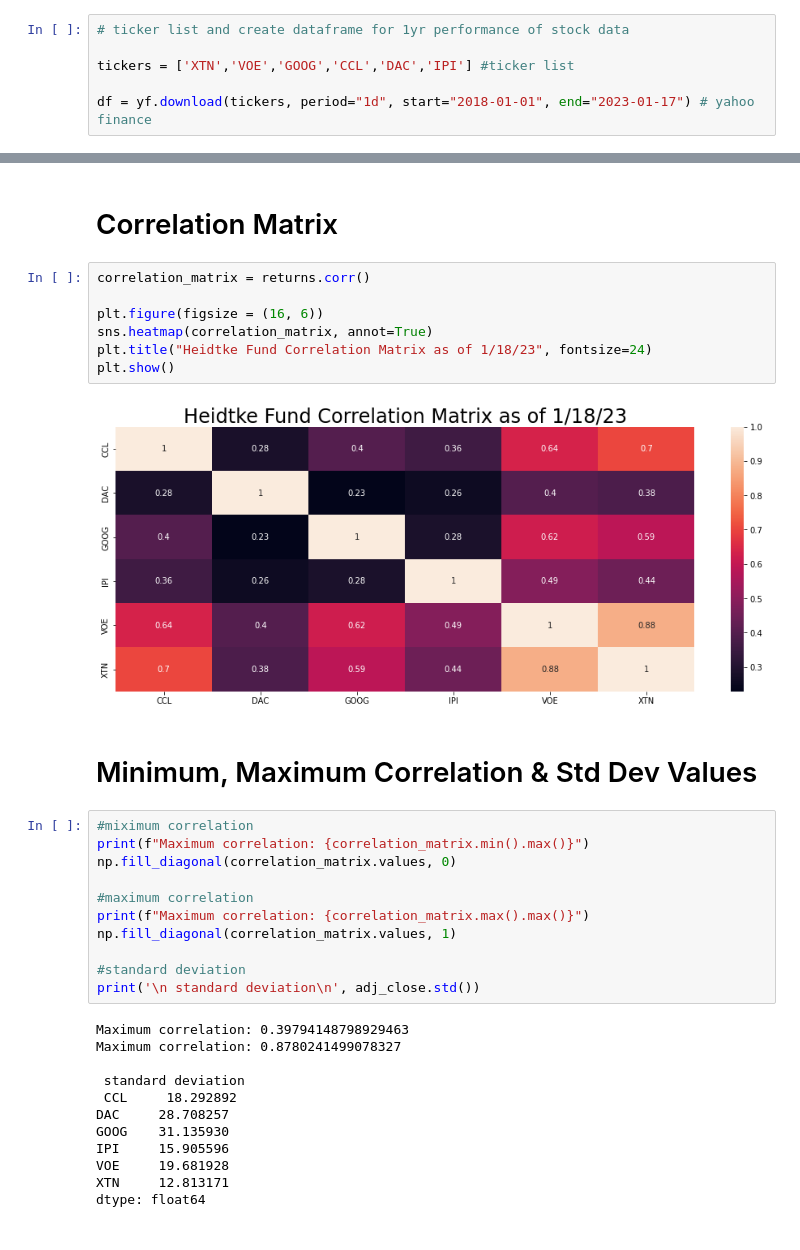
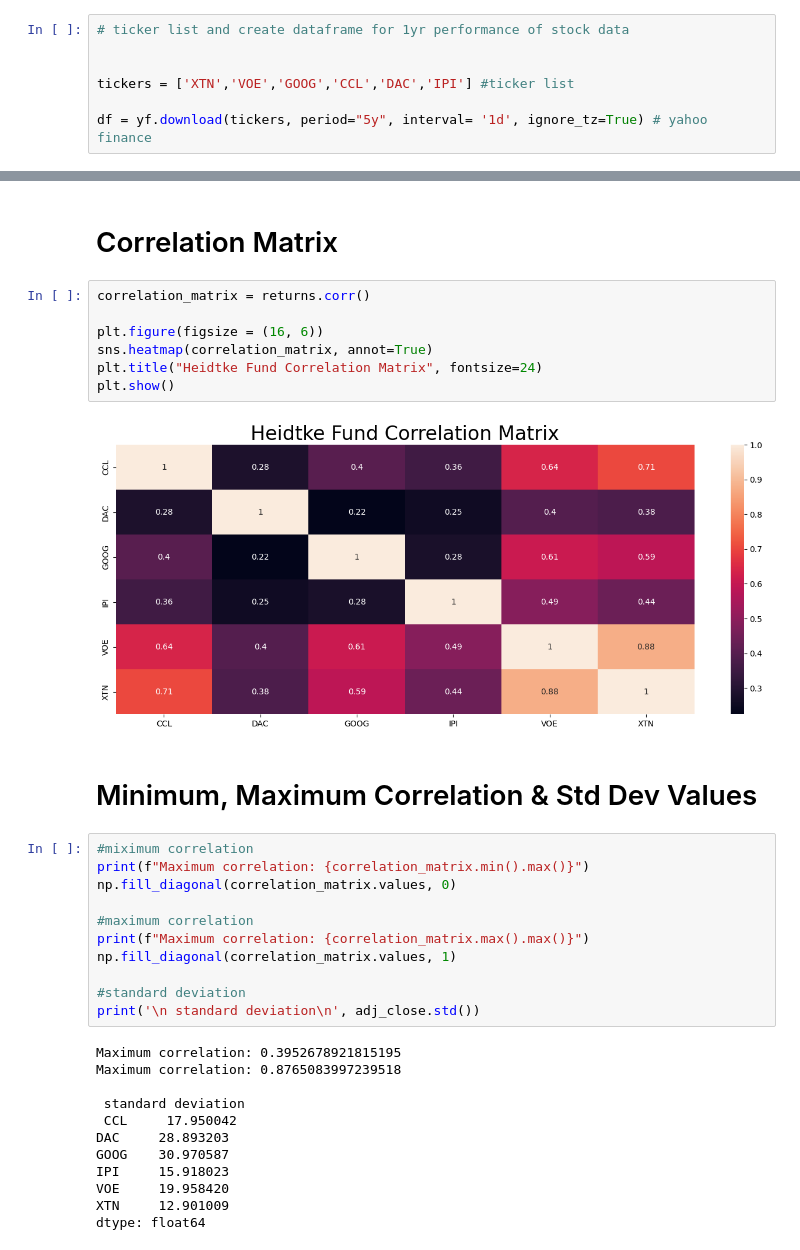
Before and after one commit to Gucci-Slides/correlation-matrix, a Jupyter notebook: Correlation Matrix.ipynb, the cells around one changed output, grey strips where cells are left out. Cells and saved outputs as stored; diff of their text form.

```diff
--- a/Correlation Matrix.ipynb
+++ b/Correlation Matrix.ipynb
@@ -11,9 +11,10 @@ import numpy as np
 # %%
 # ticker list and create dataframe for 1yr performance of stock data
 
+
 tickers = ['XTN','VOE','GOOG','CCL','DAC','IPI'] #ticker list
 
-df = yf.download(tickers, period="1d", start="2018-01-01", end="2023-01-17") # yahoo finance
+df = yf.download(tickers, period="5y", interval= '1d', ignore_tz=True) # yahoo finance
 # %% [output]
 [*********************100%***********************]  6 of 6 completed
 # %% [markdown]
@@ -37,12 +35,12 @@ plt.show()
 # %%
 correlation_matrix = returns.corr()
 
 plt.figure(figsize = (16, 6))
 sns.heatmap(correlation_matrix, annot=True)
-plt.title("Heidtke Fund Correlation Matrix as of 1/18/23", fontsize=24)
+plt.title("Heidtke Fund Correlation Matrix", fontsize=24)
 plt.show()
 # %% [output]
-[figure, old version]
+[figure, new version]
 # %% [markdown]
 # Minimum, Maximum Correlation & Std Dev Values
 # %%
@@ -57,14 +55,14 @@ np.fill_diagonal(correlation_matrix.values, 1)
 #standard deviation
 print('\n standard deviation\n', adj_close.std())
 # %% [output]
-Maximum correlation: 0.39794148798929463
-Maximum correlation: 0.8780241499078327
+Maximum correlation: 0.3952678921815195
+Maximum correlation: 0.8765083997239518
 
  standard deviation
- CCL     18.292892
-DAC     28.708257
-GOOG    31.135930
-IPI     15.905596
-VOE     19.681928
-XTN     12.813171
+ CCL     17.950042
+DAC     28.893203
+GOOG    30.970587
+IPI     15.918023
+VOE     19.958420
+XTN     12.901009
 dtype: float64
```
Also changed, not shown: parts of 2 cells of this notebook.
